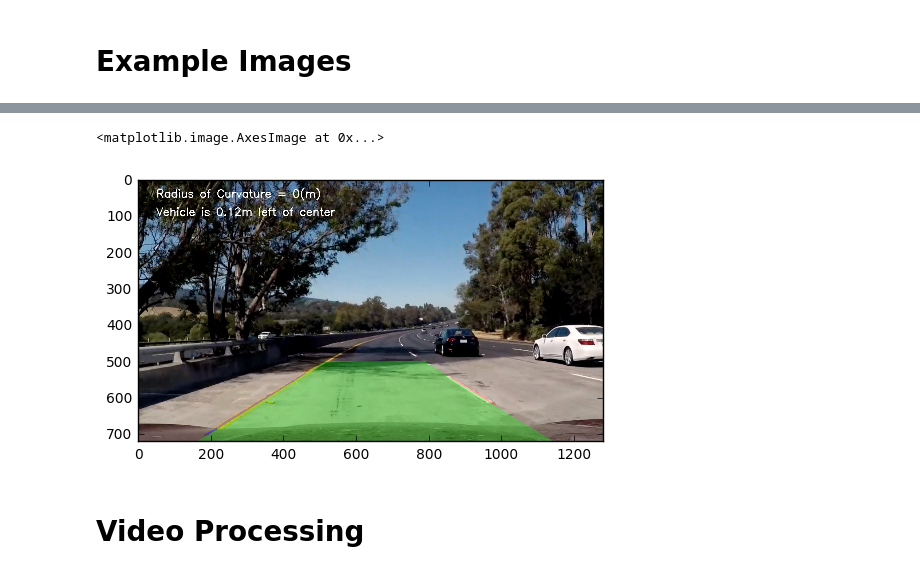
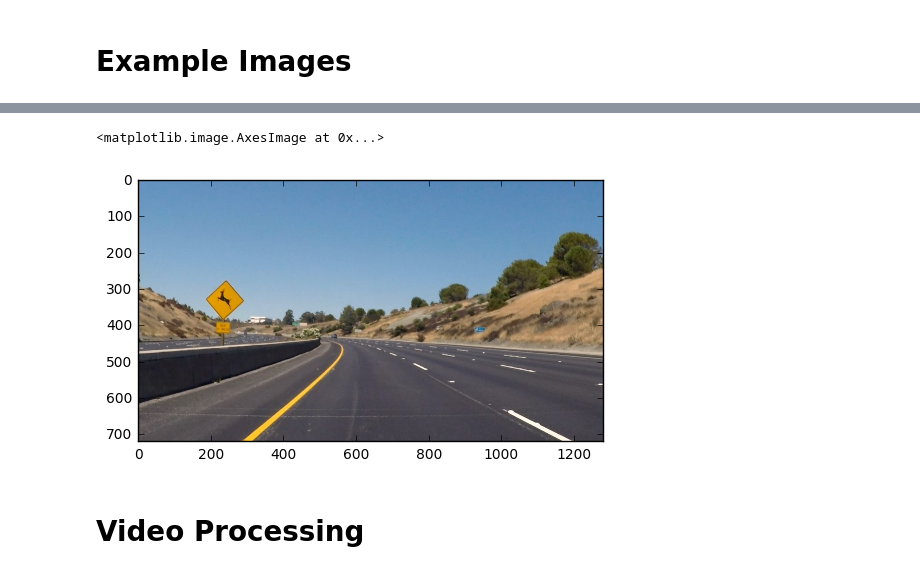
Before and after one commit to Aipakazuma/CarND-advancedLaneLines, a Jupyter notebook: Advanced Lane Lines.ipynb, the cells around one changed output, grey strips where cells are left out. Cells and saved outputs as stored; diff of their text form; code cells hidden in the pictures.

```diff
--- a/Advanced Lane Lines.ipynb
+++ b/Advanced Lane Lines.ipynb
@@ -375,11 +368,10 @@ plt.imshow(img)
 # %%
-img = imread('test_images/test5.jpg')
-img = image_pipline(img)
+img = imread('test_images/test2.jpg')
 
 plt.imshow(img)
 # %% [output]
 <matplotlib.image.AxesImage at 0x...>
-[figure, old version]
+[figure, new version]
 # %% [markdown]
 # Video Processing
 # %%
```
Also changed, not shown: parts of 8 cells of this notebook, 2 other files.
